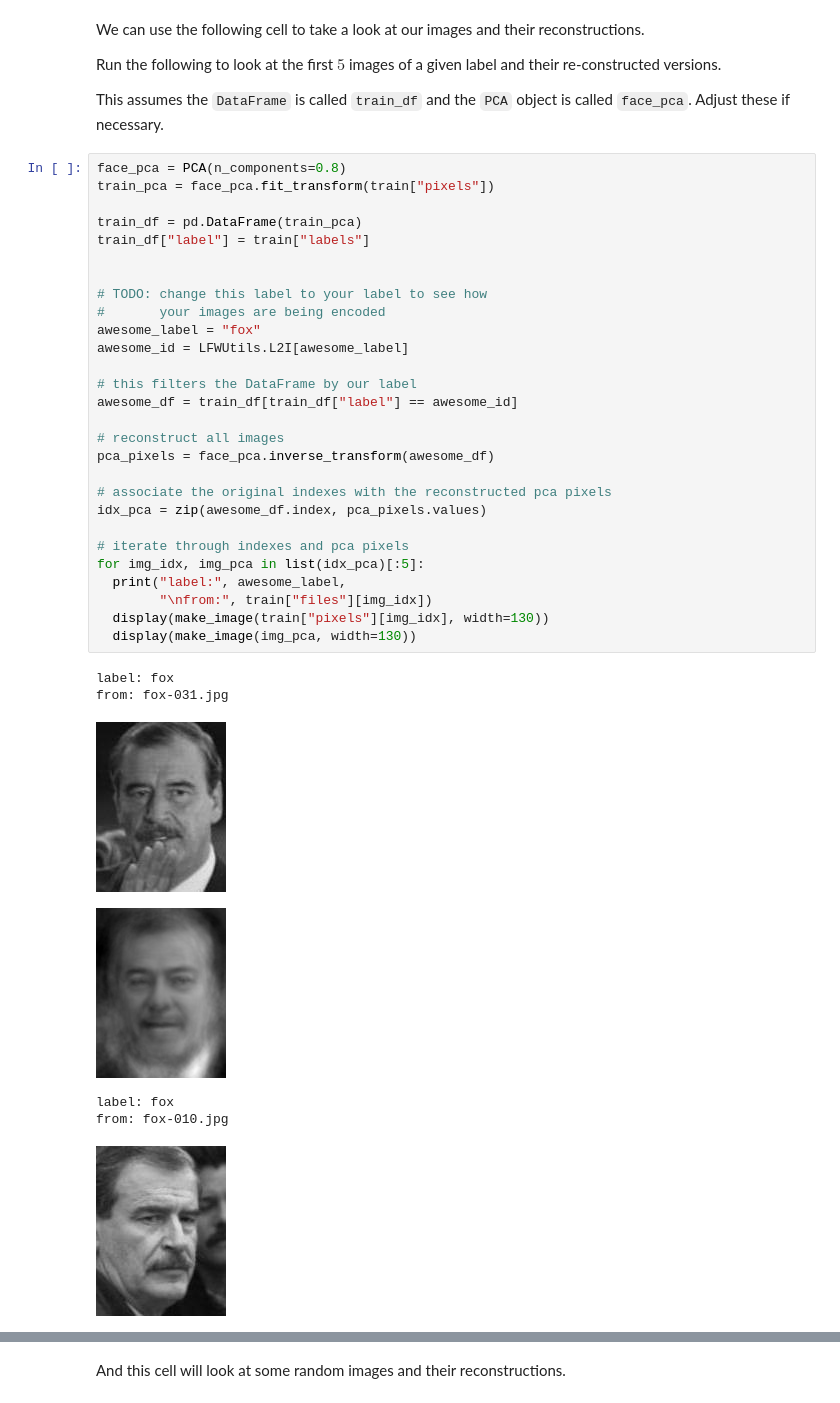
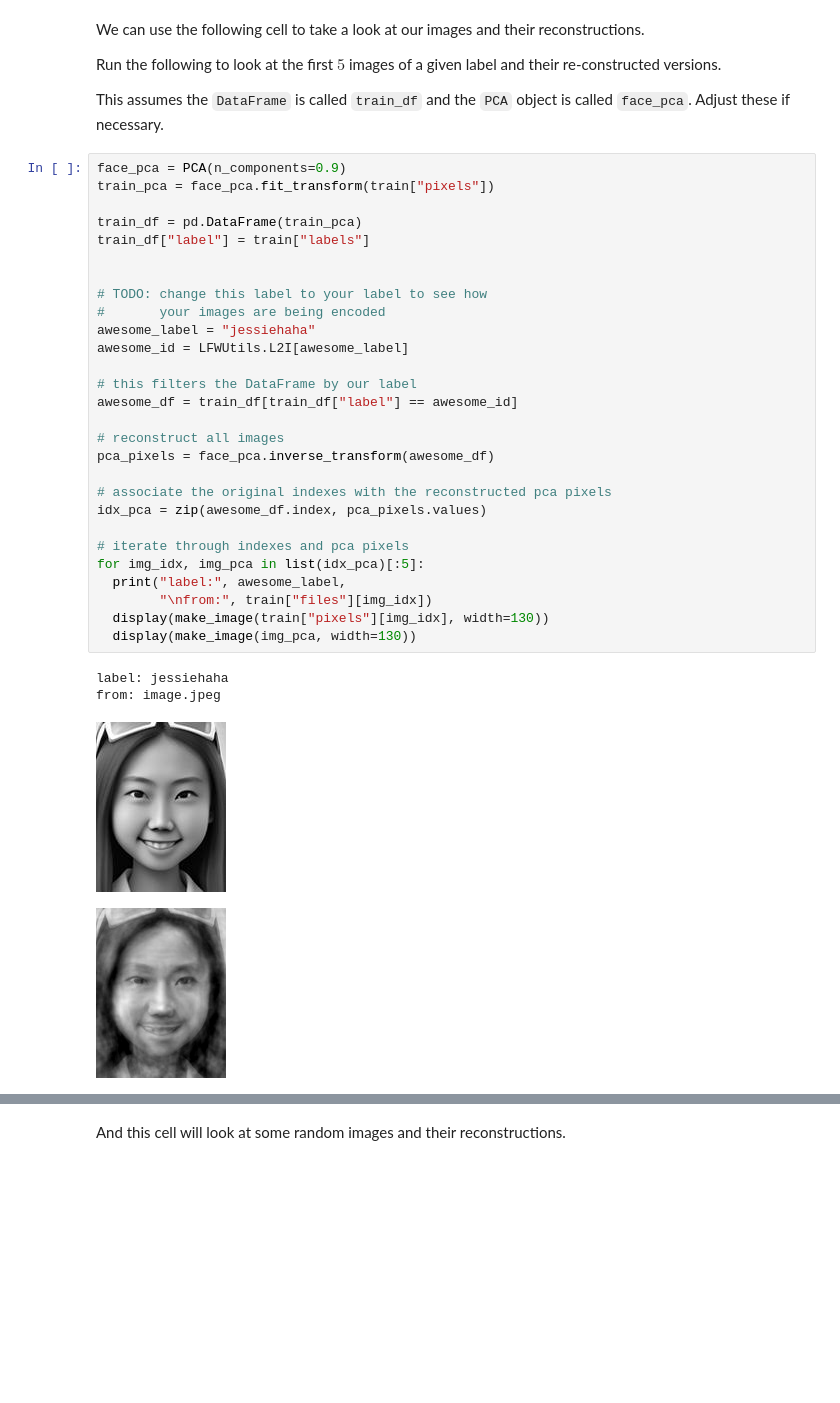
Before and after one commit to DM-GY-9103-intro-to-ML-nyu/HW10, a Jupyter notebook: HW10.ipynb, the cells around one changed output, grey strips where cells are left out. Saved outputs shown, nothing was run; the diff lists cells and outputs as text; blank space fills up the shorter version.

```diff
--- a/HW10.ipynb
+++ b/HW10.ipynb
@@ -207,38 +207,35 @@ Run the following to look at the first $5$ images of a given label and their re-
 
 This assumes the `DataFrame` is called `train_df` and the `PCA` object is called `face_pca`. Adjust these if necessary.
 # %%
-face_pca = PCA(n_components=0.8)
+face_pca = PCA(n_components=0.9)
 train_pca = face_pca.fit_transform(train["pixels"])
 
 train_df = pd.DataFrame(train_pca)
 train_df["label"] = train["labels"]
 
 
 # TODO: change this label to your label to see how
 #       your images are being encoded
-awesome_label = "fox"
+awesome_label = "jessiehaha"
 awesome_id = LFWUtils.L2I[awesome_label]
 
 # this filters the DataFrame by our label
 awesome_df = train_df[train_df["label"] == awesome_id]
 
 # reconstruct all images
 pca_pixels = face_pca.inverse_transform(awesome_df)
 
 # associate the original indexes with the reconstructed pca pixels
 idx_pca = zip(awesome_df.index, pca_pixels.values)
 
 # iterate through indexes and pca pixels
 for img_idx, img_pca in list(idx_pca)[:5]:
   print("label:", awesome_label,
         "\nfrom:", train["files"][img_idx])
   display(make_image(train["pixels"][img_idx], width=130))
   display(make_image(img_pca, width=130))
 # %% [output]
-label: fox
-from: fox-031.jpg
+label: jessiehaha
+from: image.jpeg
-[figure, old version]
+[figure, new version]
-[figure, old version]
+[figure, new version]
-label: fox
-from: fox-010.jpg
-[figure, removed]
```
Also changed, not shown: parts of 4 cells of this notebook, 2 other files.
